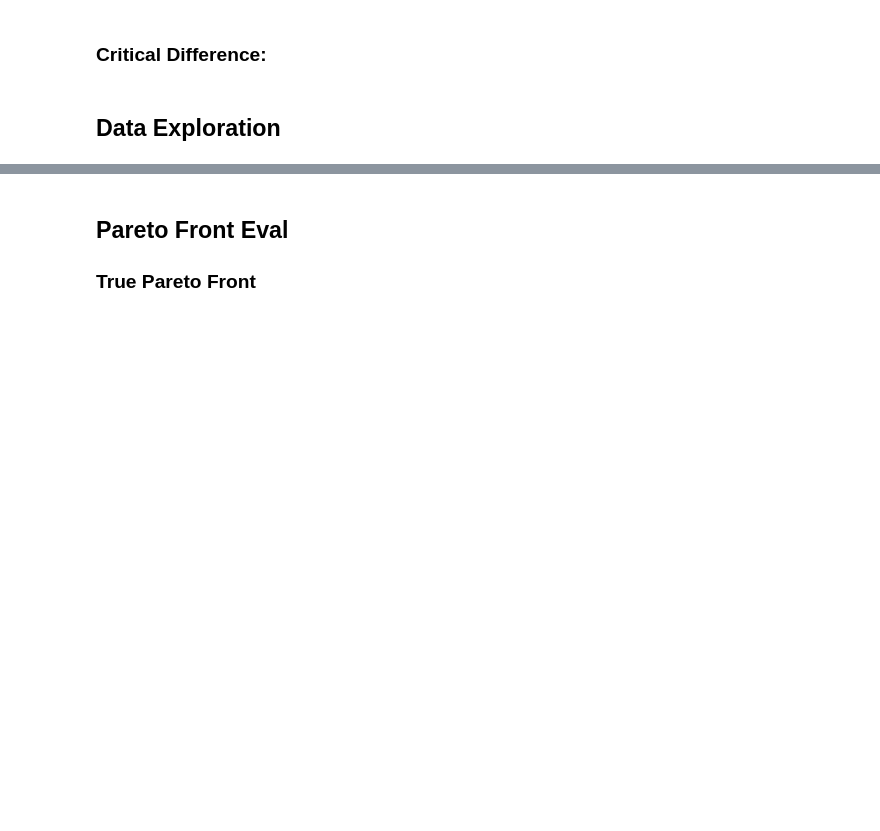
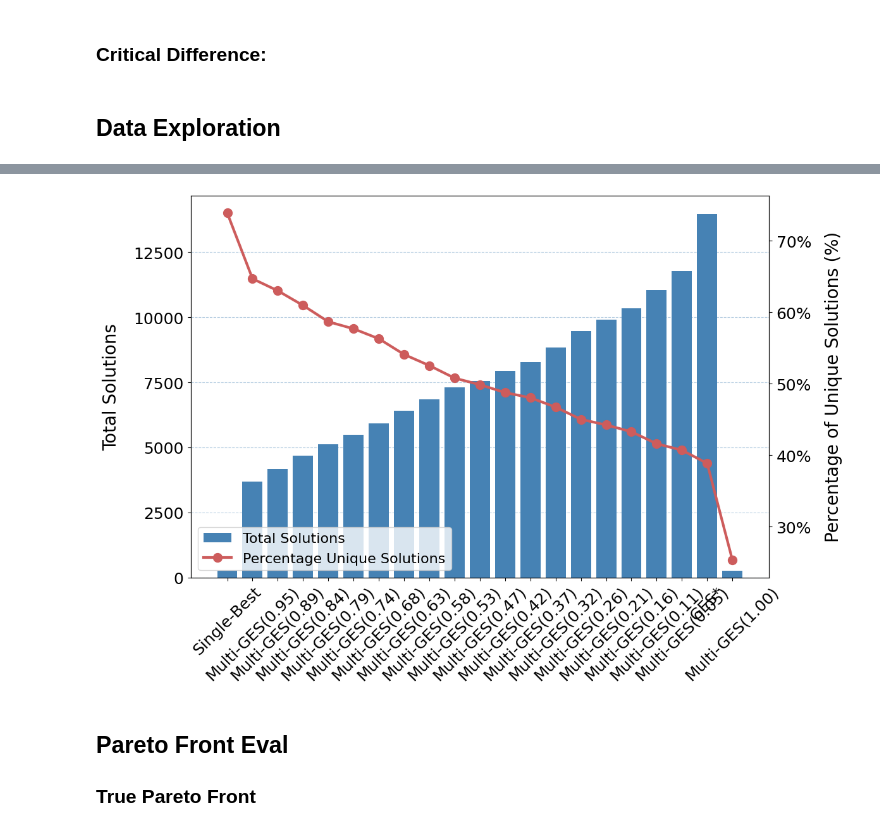
Before and after one commit to Atraxus/HA-ES, a Jupyter notebook: haes/plotting.ipynb, the cells around one changed output, grey strips where cells are left out. Cells and saved outputs as stored; diff of their text form; code cells hidden in the pictures; blank space fills up the shorter version.

```diff
--- a/haes/plotting.ipynb
+++ b/haes/plotting.ipynb
@@ -29,8 +29,8 @@ method_id_name_dict = {
     "QDO": "QDO-ES",
     "ENS_SIZE_QDO": "Ensemble Size",
     "INFER_TIME_QDO": "Inference Time",
-    "MEMORY_QDO": "HAPEns",
-    #"MEMORY_QDO": "Memory",
+    # "MEMORY_QDO": "HAPEns",
+    "MEMORY_QDO": "Memory",
     "DISK_QDO": "Diskspace",
 }
 infer_time_weights = np.linspace(0, 1, num=20)[1:]
@@ -41,7 +41,7 @@ for id, name in zip(multi_ges_method_ids, multi_ges_method_names):
     method_id_name_dict[id] = name
 
 print("Loading data. This might take a while...")
-df = pd.read_csv("../data/full-overall.csv")
+df = pd.read_csv("../data/full.csv")
 
 # Map method IDs to names
 if "method" in df.columns:
@@ -56,17 +56,17 @@ print(df["method"].unique())
 
 df["models_used_length"] = df["models_used"].apply(len)
 
-if True:
+if False:
     print("Filtering methods...")
     filter_methods = [
         "Single-Best",
         "GES*",
         "QDO-ES",
-        "HAPEns",
-        # "Memory",
+        # "HAPEns",
+        "Memory",
         "Ensemble Size",
         "Inference Time",
-        # "Diskspace",
+        "Diskspace",
         "Multi-GES(0.21)",
         "Multi-GES(0.79)"
     ]
@@ -327,3 +293,52 @@ plt.show()
+# %%
+import matplotlib.ticker as mticker
+# Group the DataFrame by 'method_name' and compute total and unique counts
+result_df = df.groupby('method_name').agg(
+    total_solutions=('models_used', 'count'),
+    unique_solutions=('models_used', 'nunique')
+).reset_index()
+
+# Calculate the percentage of unique solutions
+result_df['percentage_unique_solutions'] = (
+    result_df['unique_solutions'] / result_df['total_solutions'] * 100
+)
+
+# Sort the DataFrame by the percentage of unique solutions for clearer visualization
+result_df = result_df.sort_values('percentage_unique_solutions', ascending=False).reset_index(drop=True)
+
+
+color_total = 'steelblue'
+color_unique = 'indianred'
+fig, ax = plt.subplots(figsize=(12, 8))
+ax.bar(result_df['method_name'], result_df['total_solutions'], color=color_total, label='Total Solutions')
+
+# --- Y-axis 1: Total Solutions ---
+ax.set_ylabel("Total Solutions", color='black', fontsize=20, labelpad=15)
+ax.tick_params(axis='y', labelcolor='black', pad=5, labelsize=18)
+ax.grid(axis='y', linestyle='--', color=color_total, alpha=0.4)
+ax.yaxis.set_major_locator(mticker.MaxNLocator(nbins=6, integer=True))
+ax2 = ax.twinx()
+ax2.plot(result_df['method_name'], result_df['percentage_unique_solutions'], color=color_unique, marker='o', linestyle='-', linewidth=3, markersize=10, label='Percentage Unique Solutions')
+
+# --- Y-axis 2: Percentage Unique ---
+ax2.set_ylabel('Percentage of Unique Solutions (%)', color='black', fontsize=20, labelpad=15)
+ax2.tick_params(axis='y', labelcolor='black', pad=5, labelsize=18)
+ax2.grid(False)
+ax2.yaxis.set_major_locator(mticker.MaxNLocator(nbins=6))
+ax2.yaxis.set_major_formatter(mticker.PercentFormatter())
+
+# --- Common Settings ---
+ax.tick_params(axis='x', rotation=45, labelsize=18)
+
+# --- Legend ---
+lines, labels = ax.get_legend_handles_labels()
+lines2, labels2 = ax2.get_legend_handles_labels()
+ax2.legend(lines + lines2, labels + labels2, loc='lower left', fontsize=16)
+
+fig.tight_layout()
+plt.show()
+# %% [output]
+[figure, added]
 # %% [markdown]
 ## Pareto Front Eval
 
```
Also changed, not shown: parts of 11 cells of this notebook, 33 other files.
